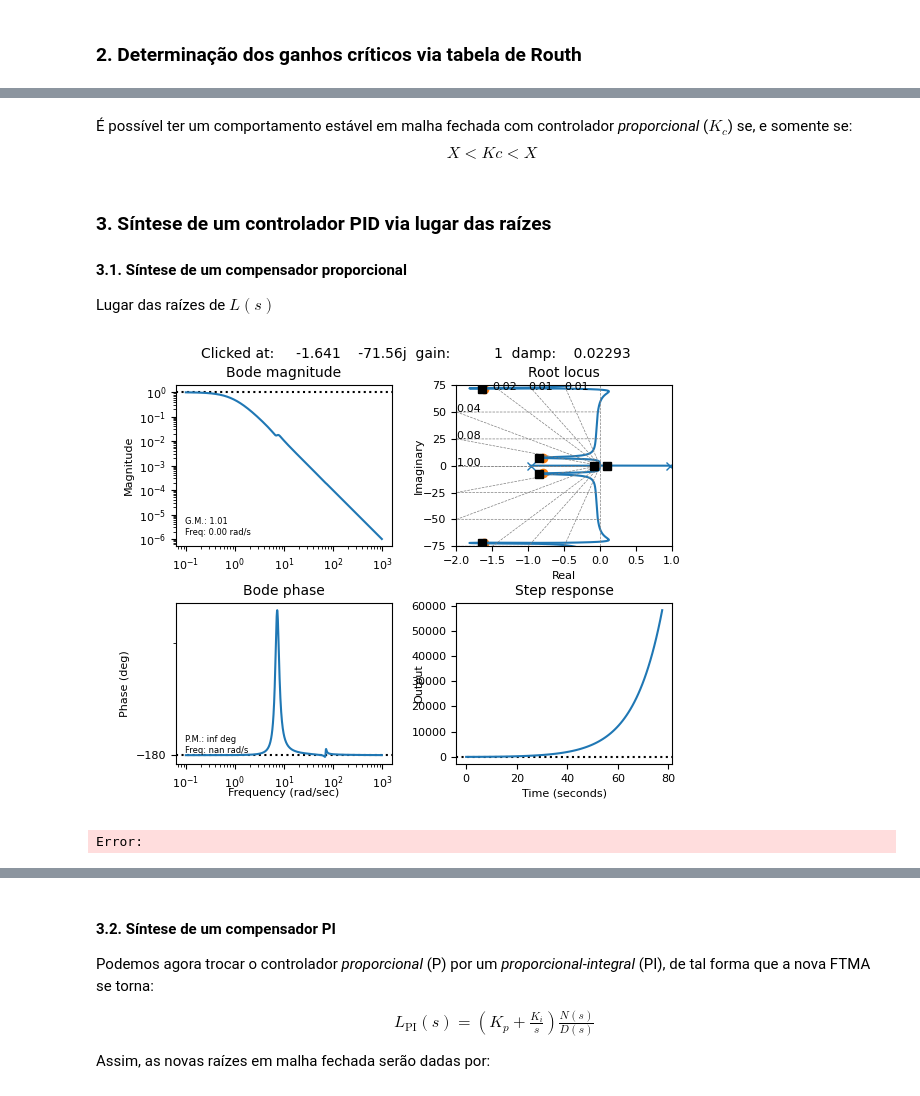
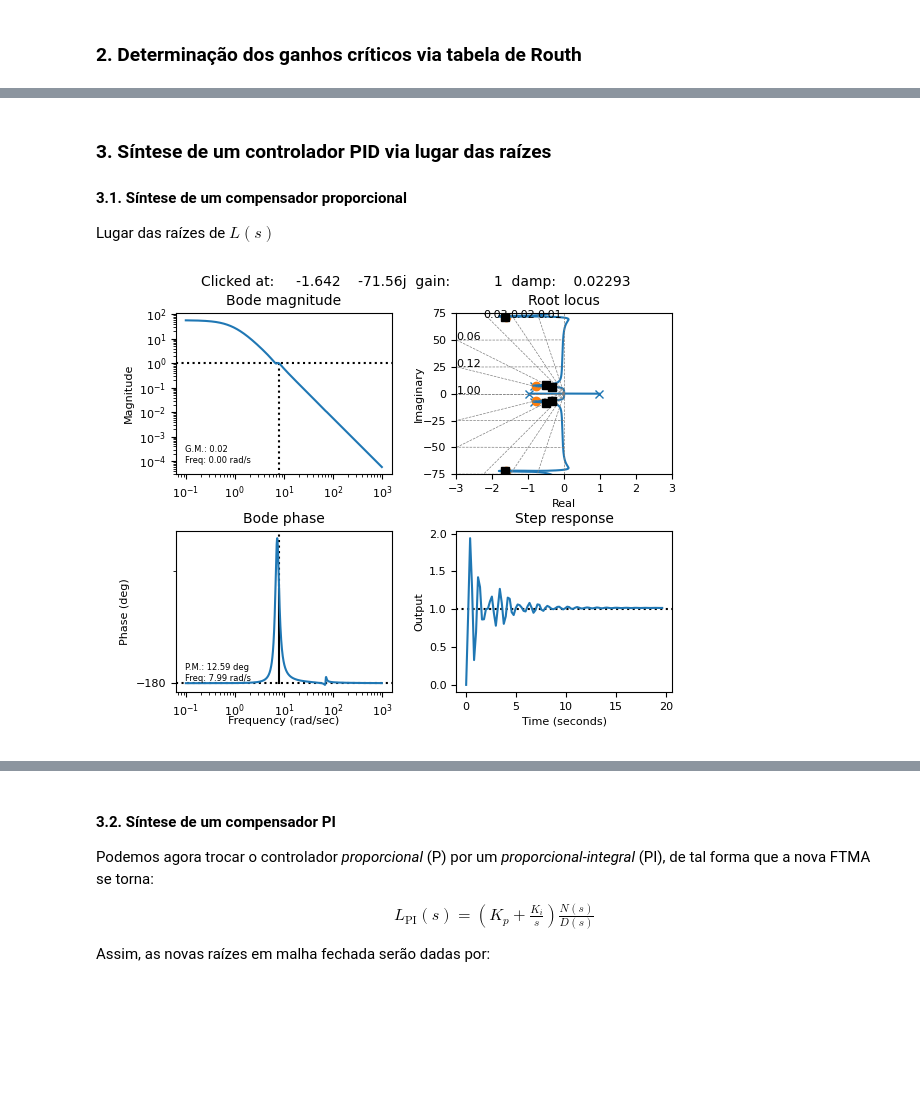
Before and after one commit to Tet-oka/PME-3481---Controle-e-Aplica--es-, a Jupyter notebook: 5. Controle Clássico/T2/PID_aviao_rlocus.ipynb, the cells around one changed output, grey strips where cells are left out. Drawn from its saved outputs; the diff is of its cells as text; code cells hidden in the pictures; blank space fills up the shorter version.

```diff
--- a/5. Controle Clássico/T2/PID_aviao_rlocus.ipynb
+++ b/5. Controle Clássico/T2/PID_aviao_rlocus.ipynb
@@ -79,6 +114,9 @@ cp = {
 zeros = np.array([-1.6133 + (71.5521j),  -1.6133 - (71.5521j),  -0.7975 + (7.1081j),  -0.7975 - (7.1081j)])
 poles = np.array([-1.6413 + (71.5637j),  -1.6413 - (71.5637j),  -0.8515 + (7.3848j),  -0.8515 - (7.3848j),   0.9663,  -0.9660])
 Knum = 6.33456*10**(-8)
+'''poles = np.array([-1.93323,-1.64117 - 71.5636j,-1.64117 + 71.5636j,-0.850794 - 7.29819j,-0.850794 + 7.29819j,1.93191])
+zeros=np.array([-1.49944 - 71.504j, -1.49944 + 71.504j, -0.575829 -  6.04625j, -0.575829 + 6.04625j])
+Knum = 4.08574'''
 N = ct.tf(np.poly(zeros), [1])
 D = ct.tf(np.poly(poles), [1])
 
@@ -125,6 +162,3 @@ $\displaystyle \left(-103503.875614398 < K_{c} \wedge K_{c} < -103486.976964407\
-# %% [markdown]
-É possível ter um comportamento estável em malha fechada com controlador *proporcional* ($K_c$) se, e somente se: $$X<Kc <
- X$$
 # %% [markdown]
 ### 3. Síntese de um controlador PID via lugar das raízes
 
@@ -134,12 +168,11 @@ Lugar das raízes de $L(s)$
 # %%
 plt.close()
 plt.ion()  # ativar o modo interativo
-ct.sisotool(L_0, xlim_rlocus=(-2, 1), ylim_rlocus=(-75, 75),
+ct.sisotool(58*L_0, xlim_rlocus=(-3, 3), ylim_rlocus=(-75, 75),
             rlocus_grid=True)
 plt.draw()  # desenhar a janela interativa
 # %% [output]
-[figure, old version]
+[figure, new version]
-Error:
 # %%
 '''plt.close()
 ct.rlocus(L_0)
```
Also changed, not shown: parts of 54 cells of this notebook, 25 other files.
